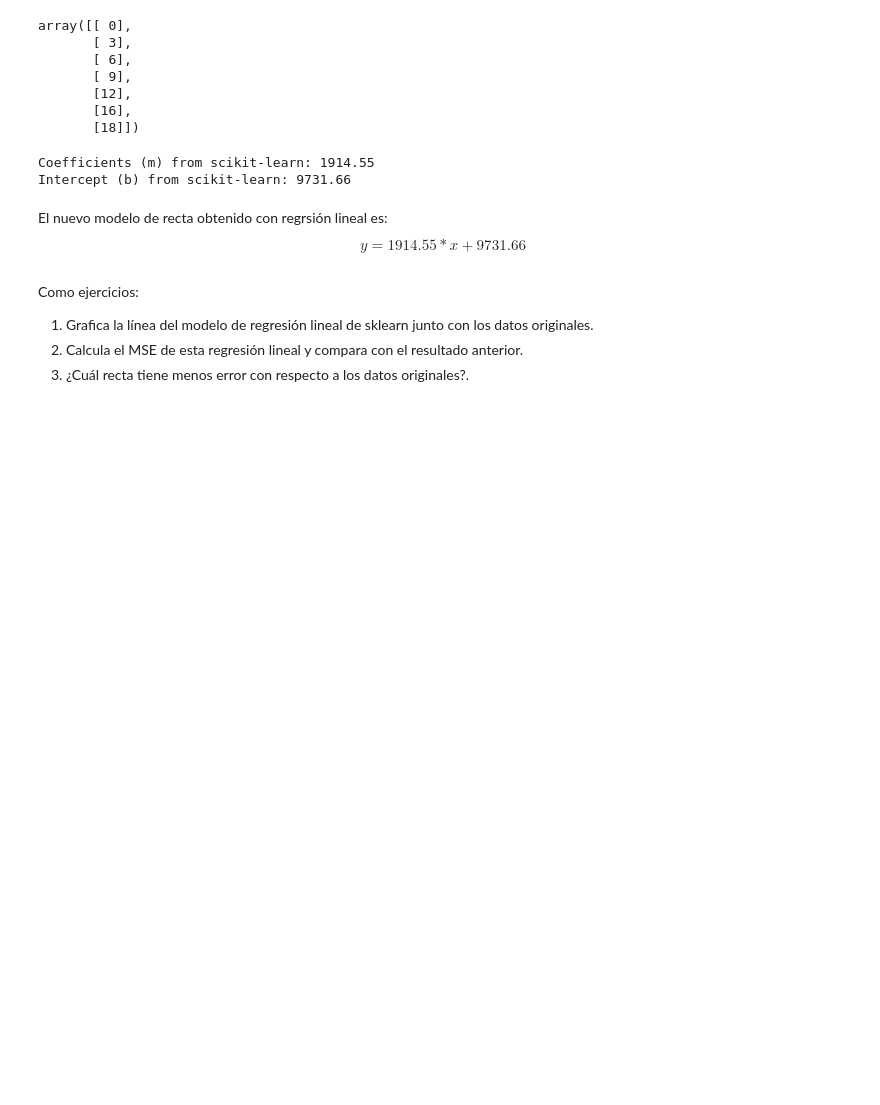
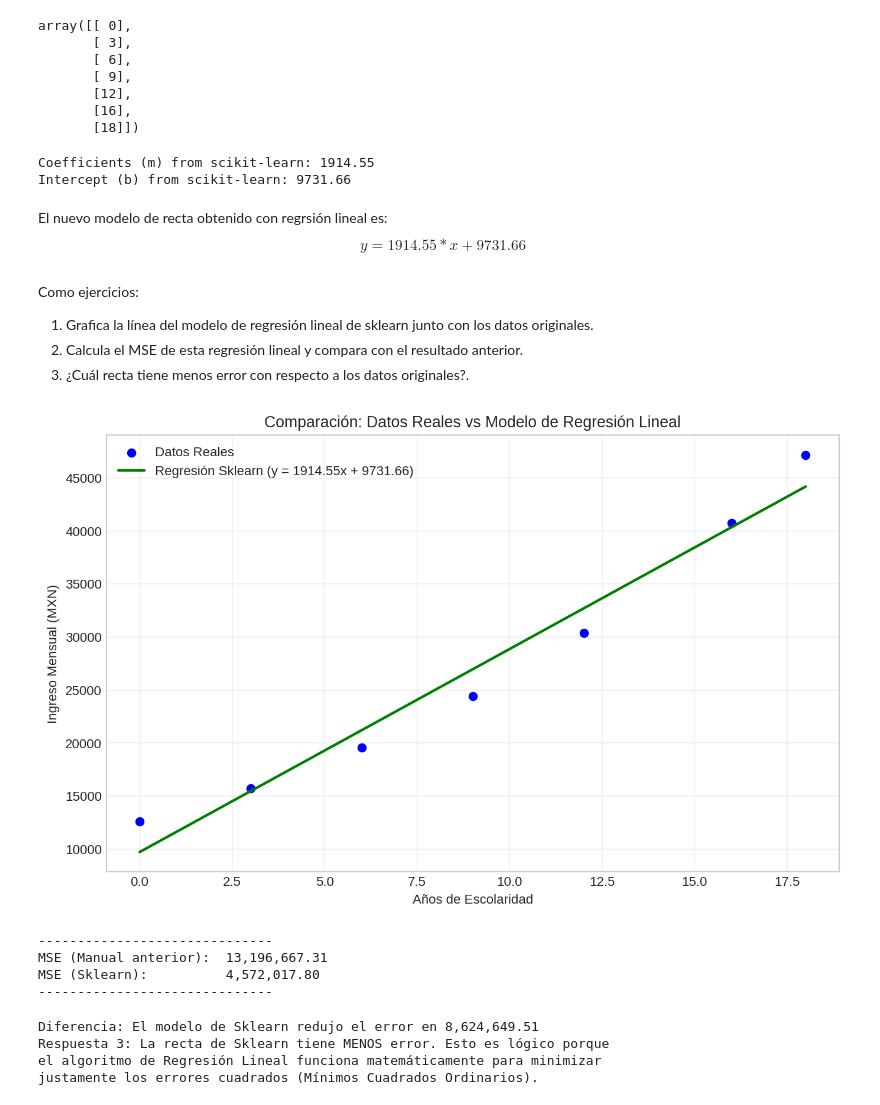
Before and after one commit to omaralonsoinfo/MineriaDeDatos, a Jupyter notebook: Mineria_de_Datos.ipynb, the cells around one changed output. Cells and saved outputs as stored; diff of their text form; code cells hidden in the pictures; blank space fills up the shorter version.

```diff
--- a/Mineria_de_Datos.ipynb
+++ b/Mineria_de_Datos.ipynb
@@ -734,3 +748,65 @@ Como ejercicios:
 1) Grafica la línea del modelo de regresión lineal de sklearn junto con los datos originales.
 2) Calcula el MSE de esta regresión lineal y compara con el resultado anterior.
 3) ¿Cuál recta tiene menos error con respecto a los datos originales?.
+# %%
+import numpy as np
+import matplotlib.pyplot as plt
+from sklearn.linear_model import LinearRegression
+from sklearn.metrics import mean_squared_error, mean_absolute_error, r2_score
+
+# Datos originales
+anios_escolaridad = np.array([0, 3, 6, 9, 12, 16, 18])
+ingreso_mensual_estimado_mx = np.array([12621, 15723, 19587, 24401, 30398, 40747, 47176])
+
+# Modelo de Sklearn
+X = anios_escolaridad.reshape(-1, 1)
+y = ingreso_mensual_estimado_mx
+modelo = LinearRegression()
+modelo.fit(X, y)
+m_sklearn = modelo.coef_[0]
+b_sklearn = modelo.intercept_
+# %%
+#1: Graficar la línea de sklearn
+y_pred_sklearn = modelo.predict(X)
+plt.figure(figsize=(10, 6))
+plt.scatter(anios_escolaridad, ingreso_mensual_estimado_mx, color='blue', label='Datos Reales')
+
+plt.plot(anios_escolaridad, y_pred_sklearn, color='green', linewidth=2,
+         label=f'Regresión Sklearn (y = {m_sklearn:.2f}x + {b_sklearn:.2f})')
+
+
+
+plt.title('Comparación: Datos Reales vs Modelo de Regresión Lineal')
+plt.xlabel('Años de Escolaridad')
+plt.ylabel('Ingreso Mensual (MXN)')
+plt.grid(True, alpha=0.3)
+plt.legend()
+plt.show()
+# %% [output]
+[figure, added]
+# %%
+#2: Calcular el MSE de esta regresión
+
+mse_sklearn = mean_squared_error(y, y_pred_sklearn)
+
+print("-" * 30)
+print(f"MSE (Manual anterior):  13,196,667.31")
+print(f"MSE (Sklearn):          {mse_sklearn:,.2f}")
+print("-" * 30)
+# %% [output]
+------------------------------
+MSE (Manual anterior):  13,196,667.31
+MSE (Sklearn):          4,572,017.80
+------------------------------
+# %%
+#3: Conclusión
+diff = 13196667.31 - mse_sklearn
+print(f"Diferencia: El modelo de Sklearn redujo el error en {diff:,.2f}")
+print("Respuesta 3: La recta de Sklearn tiene MENOS error. Esto es lógico porque")
+print("el algoritmo de Regresión Lineal funciona matemáticamente para minimizar")
+print("justamente los errores cuadrados (Mínimos Cuadrados Ordinarios).")
+# %% [output]
+Diferencia: El modelo de Sklearn redujo el error en 8,624,649.51
+Respuesta 3: La recta de Sklearn tiene MENOS error. Esto es lógico porque
+el algoritmo de Regresión Lineal funciona matemáticamente para minimizar
+justamente los errores cuadrados (Mínimos Cuadrados Ordinarios).
```
Also changed, not shown: parts of 17 cells of this notebook.
